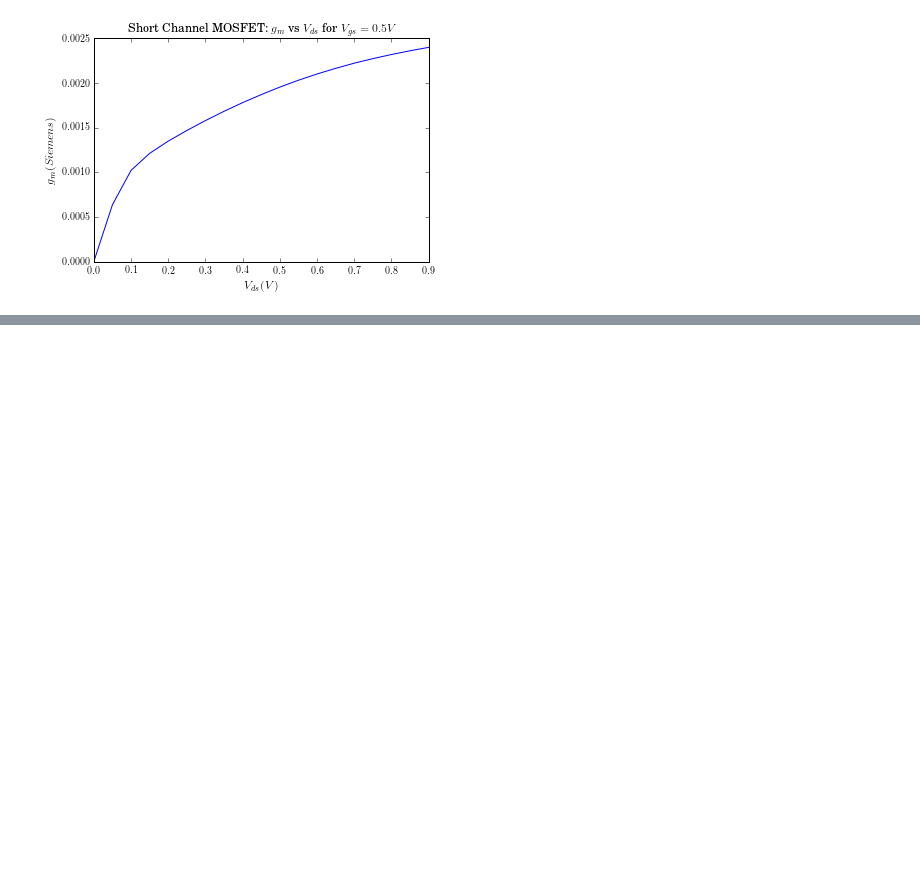
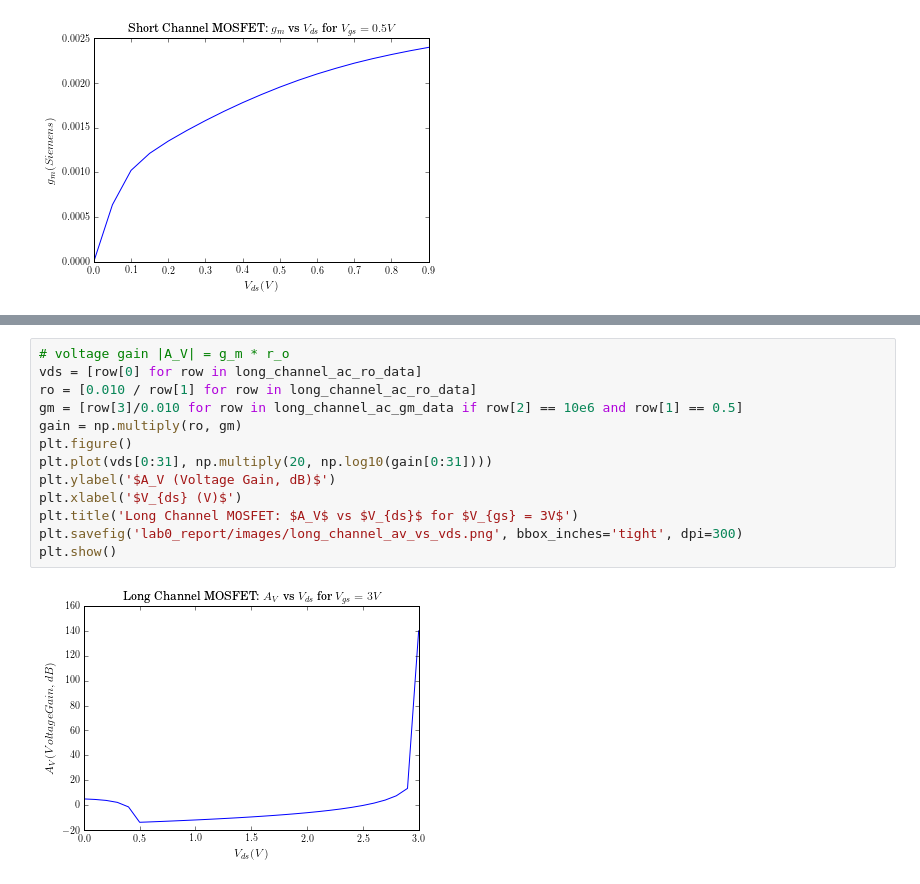
Before and after one commit to vighneshiyer/ee142, a Jupyter notebook: Labs/lab0/Plotting.ipynb, the cells around one changed output, grey strips where cells are left out. Drawn from its saved outputs; the diff is of its cells as text; blank space fills up the shorter version.

```diff
--- a/Labs/lab0/Plotting.ipynb
+++ b/Labs/lab0/Plotting.ipynb
@@ -128,0 +221,15 @@ plt.show()
+# %%
+# voltage gain |A_V| = g_m * r_o
+vds = [row[0] for row in long_channel_ac_ro_data]
+ro = [0.010 / row[1] for row in long_channel_ac_ro_data]
+gm = [row[3]/0.010 for row in long_channel_ac_gm_data if row[2] == 10e6 and row[1] == 0.5]
+gain = np.multiply(ro, gm)
+plt.figure()
+plt.plot(vds[0:31], np.multiply(20, np.log10(gain[0:31])))
+plt.ylabel('$A_V (Voltage Gain, dB)$')
+plt.xlabel('$V_{ds} (V)$')
+plt.title('Long Channel MOSFET: $A_V$ vs $V_{ds}$ for $V_{gs} = 3V$')
+plt.savefig('lab0_report/images/long_channel_av_vs_vds.png', bbox_inches='tight', dpi=300)
+plt.show()
+# %% [output]
+[figure, added]
```
Also changed, not shown: parts of 5 cells of this notebook, 8 other files.
